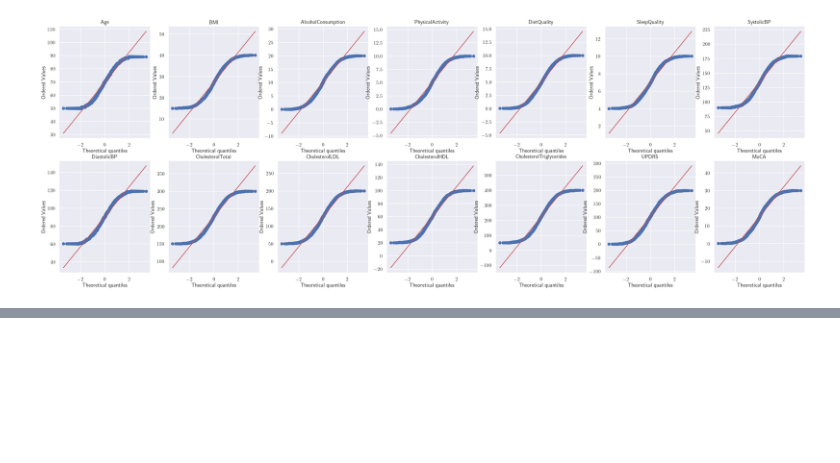
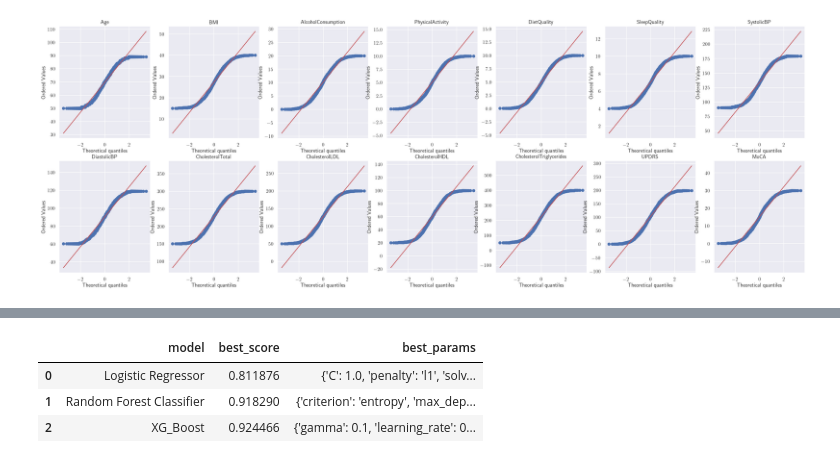
Before and after one commit to RM503/ML_projects, a Jupyter notebook: Parkinsons_classification/notebook.ipynb, the cells around one changed output, grey strips where cells are left out. Drawn from its saved outputs; the diff is of its cells as text; code cells hidden in the pictures; blank space fills up the shorter version.

Commit message:
with ML classifier

```diff
--- a/Parkinsons_classification/notebook.ipynb
+++ b/Parkinsons_classification/notebook.ipynb
@@ -263,0 +370,9 @@ MoCA                      -8.059952  1.266828e-15
+# %%
+GS_params_data = ParamSearchModels(X, y)
+
+GS_params_data
+# %% [output]
+|  | model | best_score | best_params |
+| 0 | Logistic Regressor | 0.811876 | {'C': 1.0, 'penalty': 'l1', 'solv... |
+| 1 | Random Forest Classifier | 0.918290 | {'criterion': 'entropy', 'max_dep... |
+| 2 | XG_Boost | 0.924466 | {'gamma': 0.1, 'learning_rate': 0... |
```
Also changed, not shown: parts of 14 cells of this notebook.
